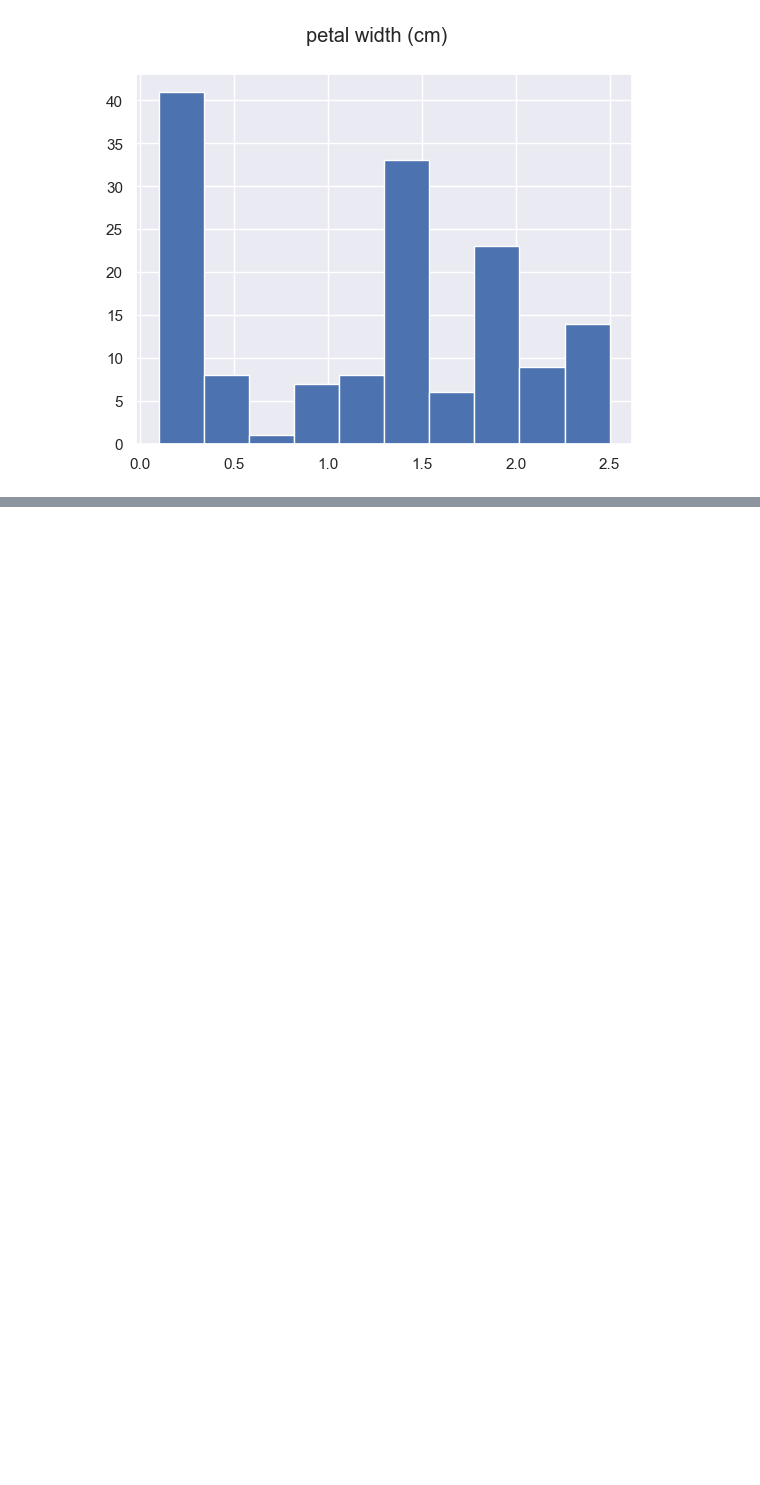
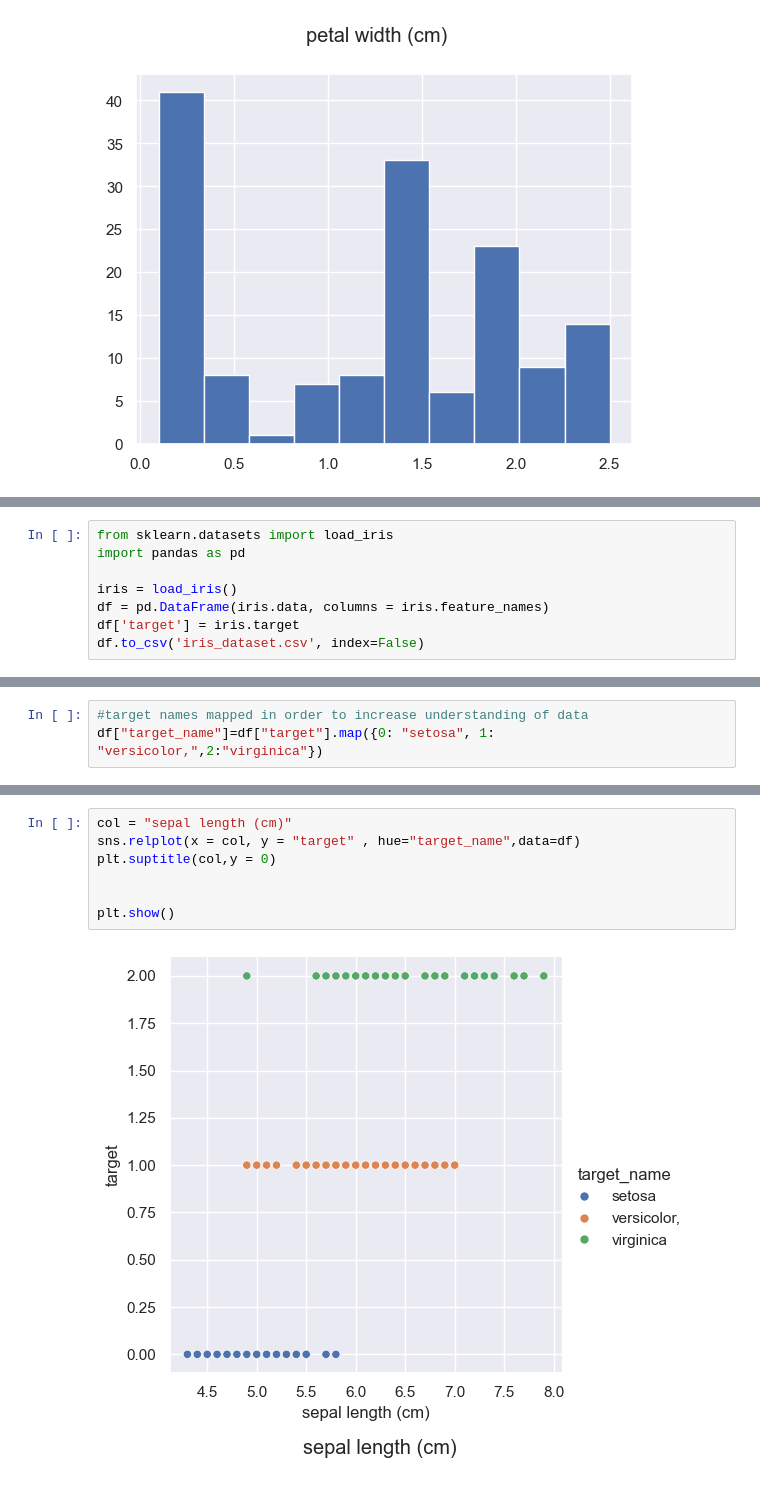
Before and after one commit to omtekyav/IrisDatasetProject, a Jupyter notebook: IrisDataset.ipynb, the cells around one changed output, grey strips where cells are left out. Cells and saved outputs as stored; diff of their text form; blank space fills up the shorter version.

```diff
--- a/IrisDataset.ipynb
+++ b/IrisDataset.ipynb
@@ -177,0 +189,8 @@ plt.show()
+# %%
+from sklearn.datasets import load_iris
+import pandas as pd
+
+iris = load_iris()
+df = pd.DataFrame(iris.data, columns = iris.feature_names)
+df['target'] = iris.target
+df.to_csv('iris_dataset.csv', index=False)
@@ -177,0 +221,3 @@ plt.show()
+# %%
+#target names mapped in order to increase understanding of data
+df["target_name"]=df["target"].map({0: "setosa", 1: "versicolor,",2:"virginica"})
@@ -177,0 +249,9 @@ plt.show()
+# %%
+col = "sepal length (cm)"
+sns.relplot(x = col, y = "target" , hue="target_name",data=df)
+plt.suptitle(col,y = 0)
+
+
+plt.show()
+# %% [output]
+[figure, added]
```
Also changed, not shown: parts of 15 cells of this notebook.
